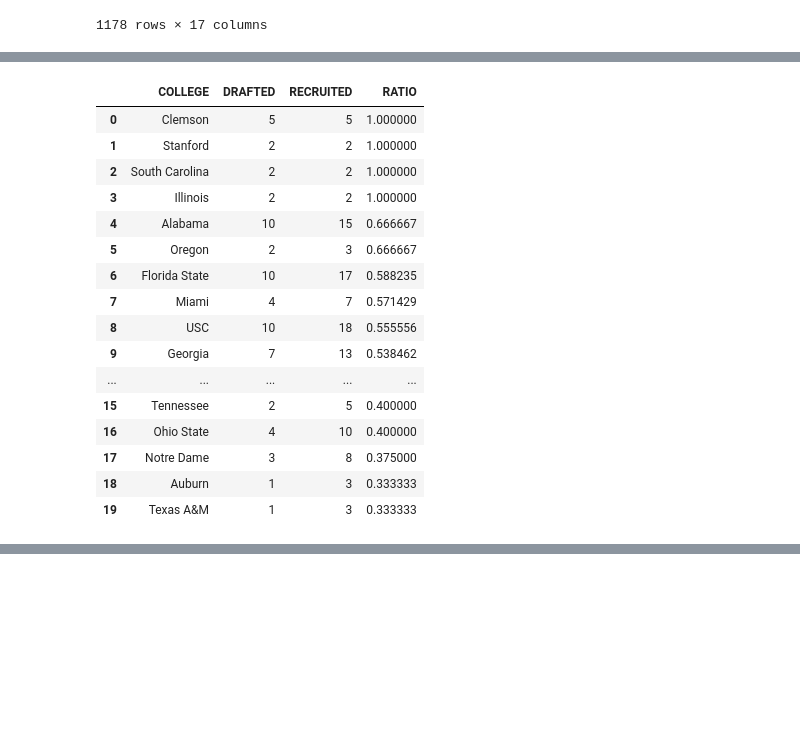
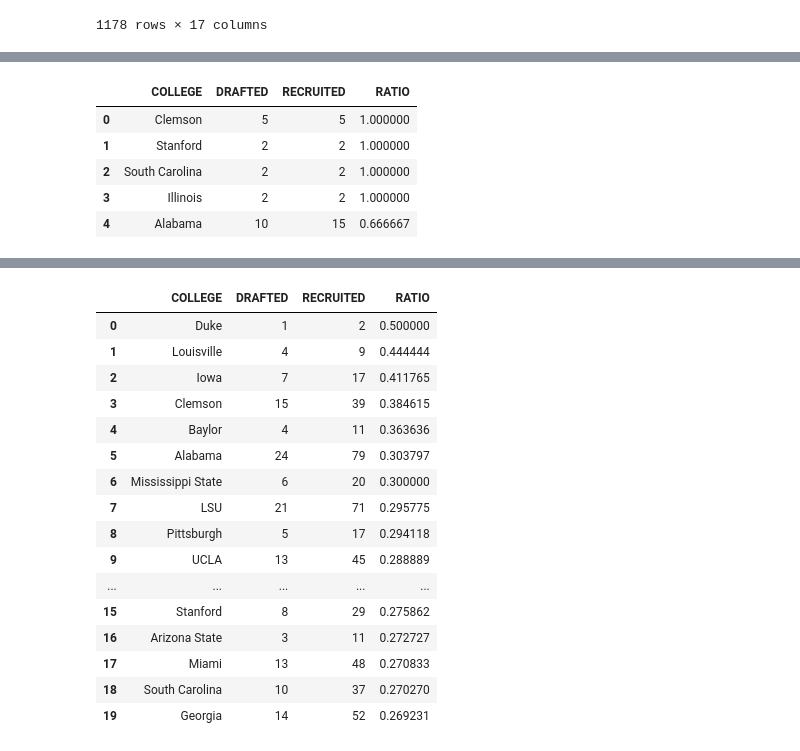
Before and after one commit to Roachns/Recruit-to-Riches, a Jupyter notebook: api/graphs.ipynb, the cells around one changed output, grey strips where cells are left out. Drawn from its saved outputs; the diff is of its cells as text; code cells hidden in the pictures; blank space fills up the shorter version.

```diff
--- a/api/graphs.ipynb
+++ b/api/graphs.ipynb
@@ -305,28 +250,16 @@ draft_ratio
 # %%
 ratio2 = draft_ratio.replace([np.inf, -np.inf], np.nan).dropna(how="any")
 
-#drafted.loc[drafted['STAR'] == 5]
 ratio2 = ratio2.loc[ratio2['RECRUITED'] >= 2]
 ratio2 = ratio2.sort_values('RATIO', ascending=False).reset_index().head(20)
-ratio2
+ratio2.head()
 # %% [output]
 |  | COLLEGE | DRAFTED | RECRUITED | RATIO |
 | 0 | Clemson | 5 | 5 | 1.000000 |
 | 1 | Stanford | 2 | 2 | 1.000000 |
 | 2 | South Carolina | 2 | 2 | 1.000000 |
 | 3 | Illinois | 2 | 2 | 1.000000 |
 | 4 | Alabama | 10 | 15 | 0.666667 |
-| 5 | Oregon | 2 | 3 | 0.666667 |
-| 6 | Florida State | 10 | 17 | 0.588235 |
-| 7 | Miami | 4 | 7 | 0.571429 |
-| 8 | USC | 10 | 18 | 0.555556 |
-| 9 | Georgia | 7 | 13 | 0.538462 |
-| ... | ... | ... | ... | ... |
-| 15 | Tennessee | 2 | 5 | 0.400000 |
-| 16 | Ohio State | 4 | 10 | 0.400000 |
-| 17 | Notre Dame | 3 | 8 | 0.375000 |
-| 18 | Auburn | 1 | 3 | 0.333333 |
-| 19 | Texas A&M | 1 | 3 | 0.333333 |
 # %%
 x_val = ratio2['COLLEGE'].tolist()
 y_val = ratio2['RATIO'].tolist()
@@ -355,3 +288,40 @@ data = [drafted]
 py.iplot(data, filename='bubblechart-size')
 # %% [output]
 [interactive output not drawn]
+# %%
+four_recruited = recruits.loc[recruits['STAR'] == 4]
+four_recruited = four_recruited.groupby('COLLEGE').count().sort_values('PLAYER', ascending=False)
+four_recruited = four_recruited['PLAYER'].to_frame().rename(columns={'PLAYER':'RECRUITED'})
+
+four_drafted = drafted.loc[drafted['STAR'] == 4]
+four_drafted = four_drafted.groupby('COLLEGE_NFL').count().sort_values('PLAYER', ascending=False)
+four_drafted = four_drafted['PLAYER'].to_frame()
+four_drafted = four_drafted.reset_index().rename(columns={'PLAYER':'DRAFTED','COLLEGE_NFL':'COLLEGE'}).set_index('COLLEGE')
+
+dr4 = four_drafted.join(four_recruited, how='outer')
+dr4 = dr4.fillna(0).astype(int)
+dr4['RATIO'] = dr4['DRAFTED']/dr4['RECRUITED']
+
+dr4 = dr4.replace([np.inf, -np.inf], np.nan).dropna(how="any")
+
+dr4 = dr4.loc[dr4['RECRUITED'] >= 2]
+dr4 = dr4.sort_values('RATIO', ascending=False).reset_index().head(20)
+dr4
+# %% [output]
+|  | COLLEGE | DRAFTED | RECRUITED | RATIO |
+| 0 | Duke | 1 | 2 | 0.500000 |
+| 1 | Louisville | 4 | 9 | 0.444444 |
+| 2 | Iowa | 7 | 17 | 0.411765 |
+| 3 | Clemson | 15 | 39 | 0.384615 |
+| 4 | Baylor | 4 | 11 | 0.363636 |
+| 5 | Alabama | 24 | 79 | 0.303797 |
+| 6 | Mississippi State | 6 | 20 | 0.300000 |
+| 7 | LSU | 21 | 71 | 0.295775 |
+| 8 | Pittsburgh | 5 | 17 | 0.294118 |
+| 9 | UCLA | 13 | 45 | 0.288889 |
+| ... | ... | ... | ... | ... |
+| 15 | Stanford | 8 | 29 | 0.275862 |
+| 16 | Arizona State | 3 | 11 | 0.272727 |
+| 17 | Miami | 13 | 48 | 0.270833 |
+| 18 | South Carolina | 10 | 37 | 0.270270 |
+| 19 | Georgia | 14 | 52 | 0.269231 |
```
Also changed, not shown: parts of 13 cells of this notebook.
